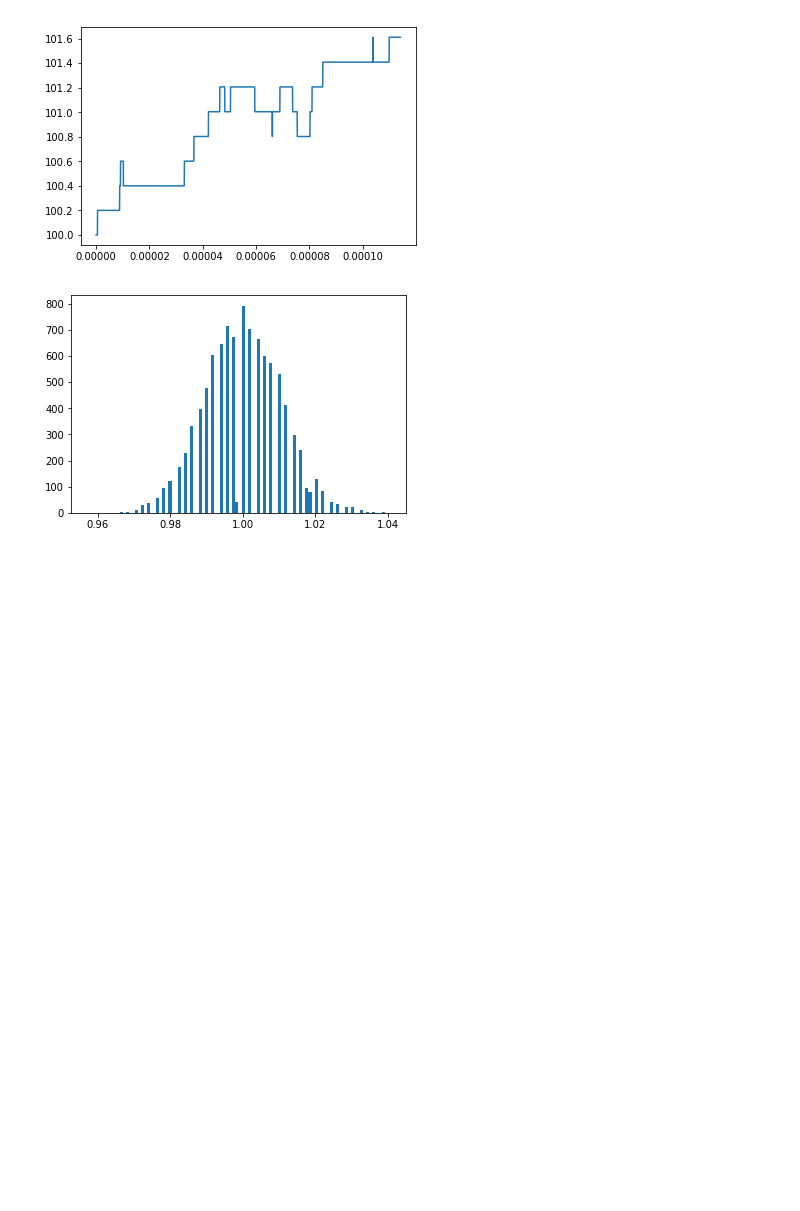
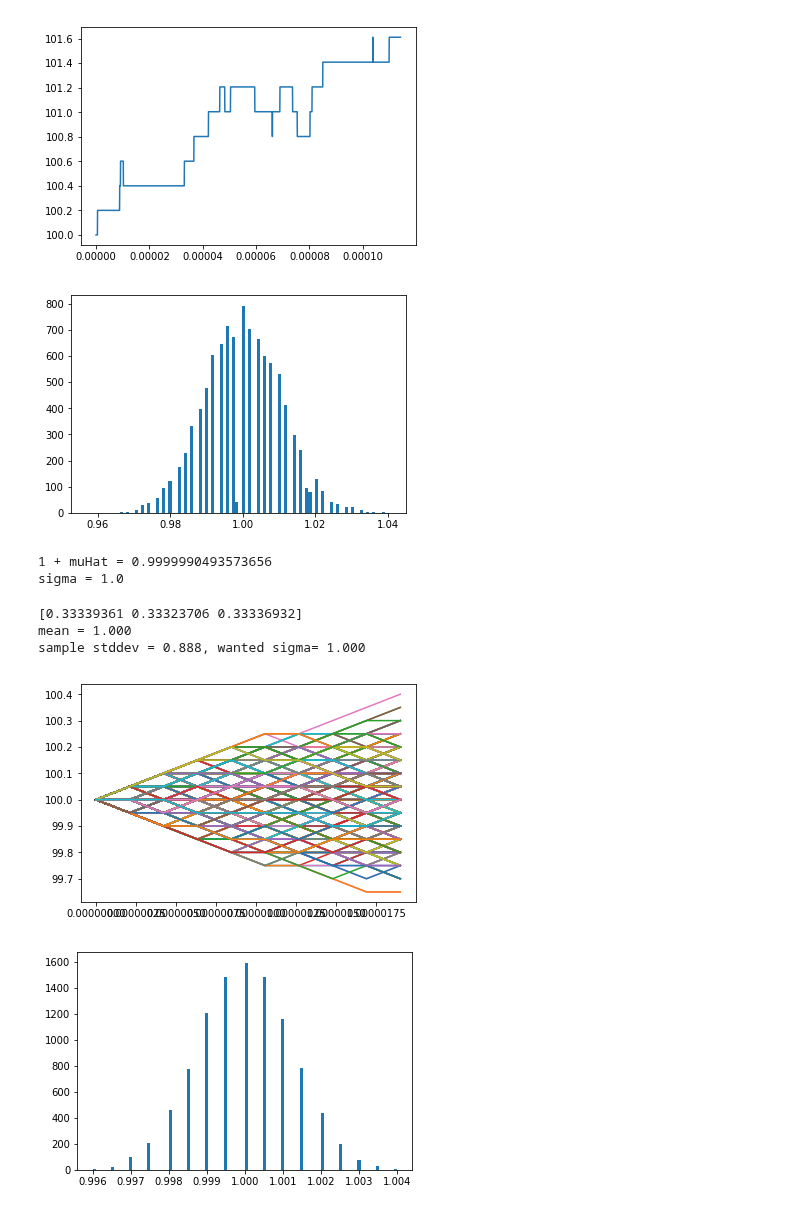
Before and after one commit to vegaprotocol/specs, a Jupyter notebook: non-protocol-specs/BotParameterCalcAndTest.ipynb, the cells around one changed output. Cells and saved outputs as stored; diff of their text form; code cells hidden in the pictures; blank space fills up the shorter version.

Commit message:
One more test case.

```diff
--- a/non-protocol-specs/BotParameterCalcAndTest.ipynb
+++ b/non-protocol-specs/BotParameterCalcAndTest.ipynb
@@ -113,3 +113,68 @@ plt.show()
 # %% [output]
 [figure]
 [figure]
+# %%
+# Another test
+
+# GBM parameters
+M0 = 100.0
+sigma = 1.0
+T = 1.0/365.25/24/60 # this the year fraction corresponding to one minute
+N = 10 # place N orders per T
+
+numMCSamples = 10000 # so we can consider some stats
+
+muHat = -0.5*sigma*sigma*T
+sigmaHat = np.sqrt(N*T)*sigma
+
+print("1 + muHat = "+str(1 + muHat))
+print("sigma = "+str(sigma))
+
+timeGrid = np.linspace(0,T,N)
+priceLevels = np.zeros([numMCSamples,N])
+priceLevels[:,0] = M0
+# %% [output]
+1 + muHat = 0.9999990493573656
+sigma = 1.0
+# %%
+delta = 0.05
+
+V = np.array([N*np.log((M0-delta)/M0),0.0,N*np.log((M0+delta)/M0)])
+Vsq = V*V
+matA = np.stack((V,Vsq,np.ones(3)))
+#print(matA)
+b = np.array([muHat,sigmaHat**2+muHat**2,1])
+#print(b)
+
+# probabilities = np.linalg.solve(matA,b)
+#probabilities[0] = 1-np.sum(probabilities[1:3])
+fun = lambda p: np.linalg.norm(np.dot(matA,p)-b)
+sol = minimize(fun, np.zeros(3), method='L-BFGS-B', bounds=[(0.,None) for x in range(3)])
+probabilities = sol['x']/np.sum(sol['x']) # so they sum up to 1
+print(probabilities)
+
+
+shocksX = np.random.choice(V, (numMCSamples,N), p=probabilities)
+for i in range(0,N-1):
+    Y = np.exp(shocksX[:,i]/N)
+    priceLevels[:,i+1] = np.round(priceLevels[:,i]*Y,3)
+
+priceRatio = priceLevels[:,N-1]/priceLevels[:,0]
+print("mean = %.3f" % np.mean(priceRatio))
+sampleSigma = np.sqrt(np.var(priceRatio)/T)
+print('sample stddev = %.3f, wanted sigma= %.3f' % (sampleSigma, sigma))
+
+
+
+for i in range(0,1000):
+    plt.plot(timeGrid, priceLevels[i,:])
+plt.show()
+
+plt.hist(priceRatio, bins=100)
+plt.show()
+# %% [output]
+[0.33339361 0.33323706 0.33336932]
+mean = 1.000
+sample stddev = 0.888, wanted sigma= 1.000
+[figure, added]
+[figure, added]
```
